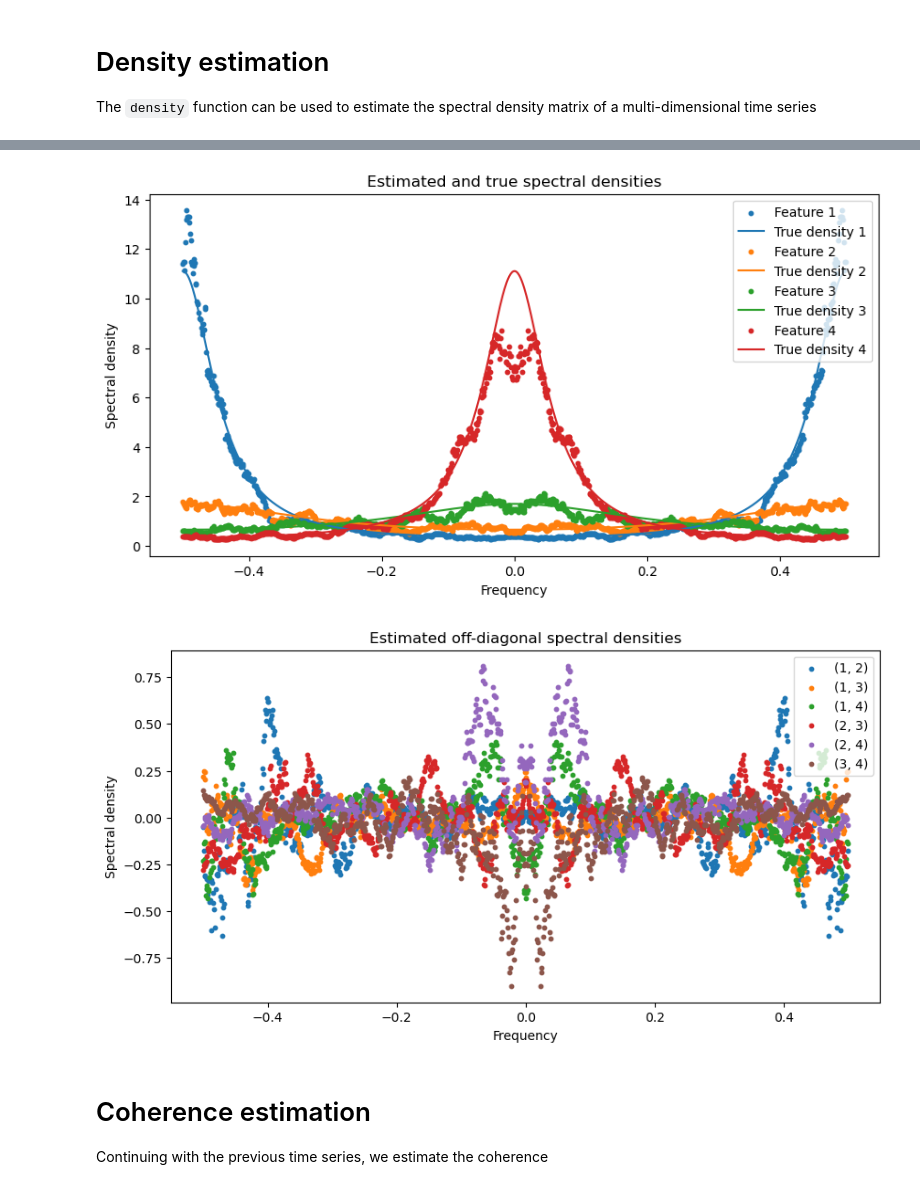
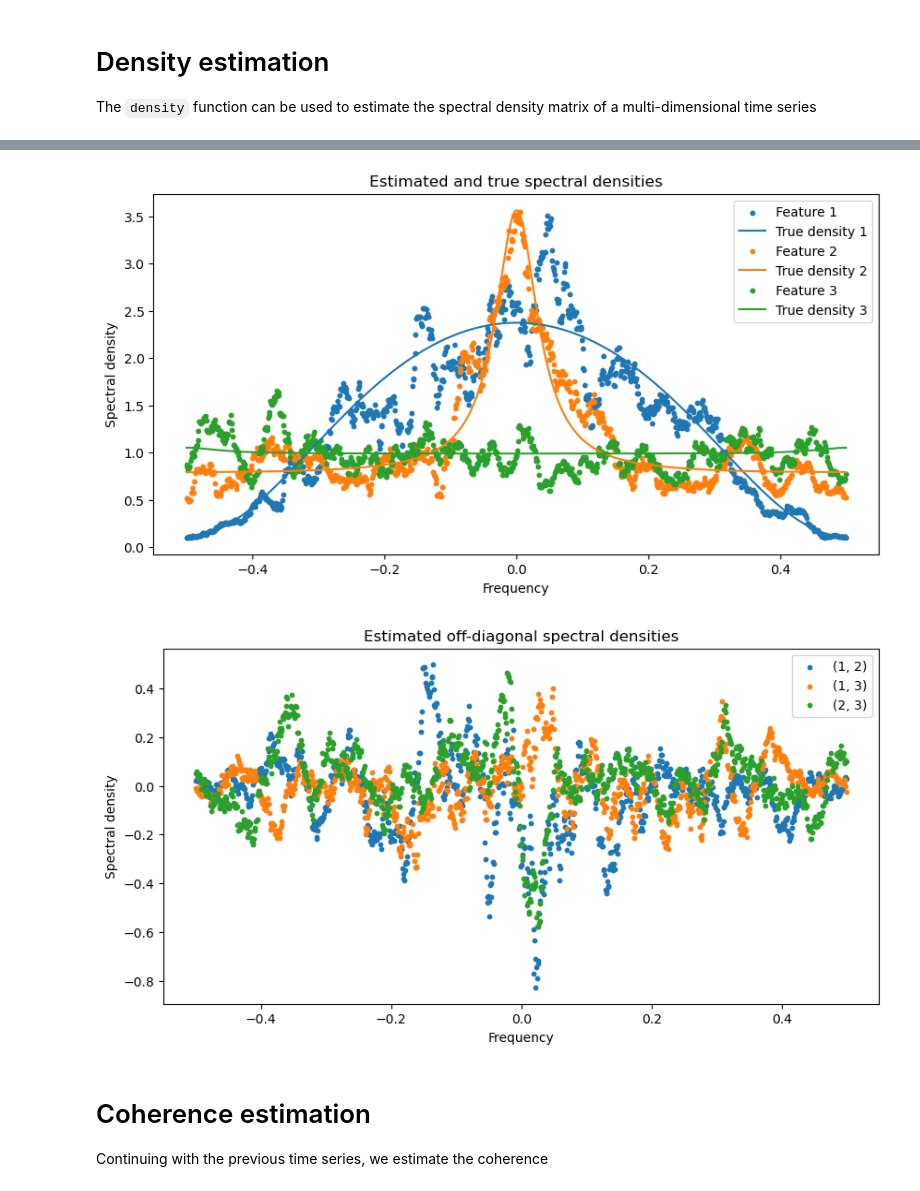
Before and after one commit to alexisrosuel/spectral-coherence, a Jupyter notebook: doc/tutorial.ipynb, the cells around one changed output, grey strips where cells are left out. Drawn from its saved outputs; the diff is of its cells as text; code cells hidden in the pictures.

```diff
--- a/doc/tutorial.ipynb
+++ b/doc/tutorial.ipynb
@@ -6,3 +6,33 @@ from spectral_coherence import density, coherence
+# %%
+def generate_ARMA(ar: np.ndarray, ma: np.ndarray, N: int) -> np.ndarray:
+    # check that ar and ma are both arrays of the same size
+    assert ar.shape[0] == ma.shape[0]
+    M = ar.shape[0]
+
+    epsilon = np.random.normal(loc=0, scale=1/np.sqrt(2), size=(N, M)) + 1j * np.random.normal(loc=0, scale=1/np.sqrt(2), size=(N, M))
+    y = np.zeros((N, M), dtype='c16')
+    y[0, :] = epsilon[0, :]
+    for t in range(1, N):
+        y[t, :] = ar * y[t-1, :] + epsilon[t, :] + ma * epsilon[t-1, :]
+    return y
+
+def _ARMA_spectral_density(ar: float, ma: float) -> callable:
+    ma_part = lambda nu: 1 + ma**2 + 2*ma*np.cos(2*np.pi*nu)
+    ar_part = lambda nu: 1 / (1 + ar**2 - 2*ar*np.cos(2*np.pi*nu))
+    return lambda nu: ar_part(nu)*ma_part(nu)
+
+def ARMA_spectral_density(ar: np.ndarray | float, ma: np.ndarray | float) -> callable:
+    """
+    Compute the spectral density of an ARMA(1, 1) process with AR parameter ar and MA parameter ma.
+    """
+    # check that ar and ma are both arrays or both floats
+    assert isinstance(ar, np.ndarray) == isinstance(ma, np.ndarray)
+
+    if isinstance(ar, np.ndarray):
+        assert ar.shape == ma.shape
+        return lambda nu: np.array([_ARMA_spectral_density(ar[i], ma[i])(nu) for i in range(ar.shape[0])])
+    else:
+        return _ARMA_spectral_density(ar, ma)
 # %% [markdown]
 # Density estimation
 The ``density`` function can be used to estimate the spectral density matrix of a multi-dimensional time series
@@ -30,23 +62,29 @@ plt.show()
 # %%
+# generate a time series from an ARMA(1, 1) process
+n_samples, n_features = 1000, 3
+ar = np.random.uniform(low=-0.8, high=0.8, size=n_features)
+ma = np.random.uniform(low=-0.8, high=0.8, size=n_features)
+y = generate_ARMA(ar, ma, n_samples)
+
 # estimate the spectral density from the sample
-S_hats, freqs = density(y, B=31)
+S_hats, freqs = smoothed_periodogram(y, B=31)
 
 # plot them against the true spectral densities
 fig, ax = plt.subplots(figsize=(10, 5))
 
 for i in range(n_features):
     ax.scatter(freqs, S_hats[:, i, i], label=f'Feature {i+1}', marker='o', s=10)
 
-    true_density = np.abs(1-thetas[i]*np.exp(-2j*np.pi*freqs))**(-2)
+    true_density = ARMA_spectral_density(ar[i], ma[i])(freqs)
     ax.plot(freqs, true_density, label=f'True density {i+1}')
 
 ax.set_xlabel('Frequency')
 ax.set_ylabel('Spectral density')
 ax.set_title('Estimated and true spectral densities')
 ax.legend()
 plt.show()
 # %% [output]
-[figure, old version]
+[figure, new version]
 # %%
 # we also check that the off-diagonal elements of the estimated spectral density are close to 0
 fig, ax = plt.subplots(figsize=(10, 5))
@@ -59,7 +97,7 @@ ax.set_title('Estimated off-diagonal spectral densities')
 ax.legend()
 plt.show()
 # %% [output]
-[figure, old version]
+[figure, new version]
 # %% [markdown]
 # Coherence estimation
 Continuing with the previous time series, we estimate the coherence
```
Also changed, not shown: parts of 7 cells of this notebook, 8 other files.
